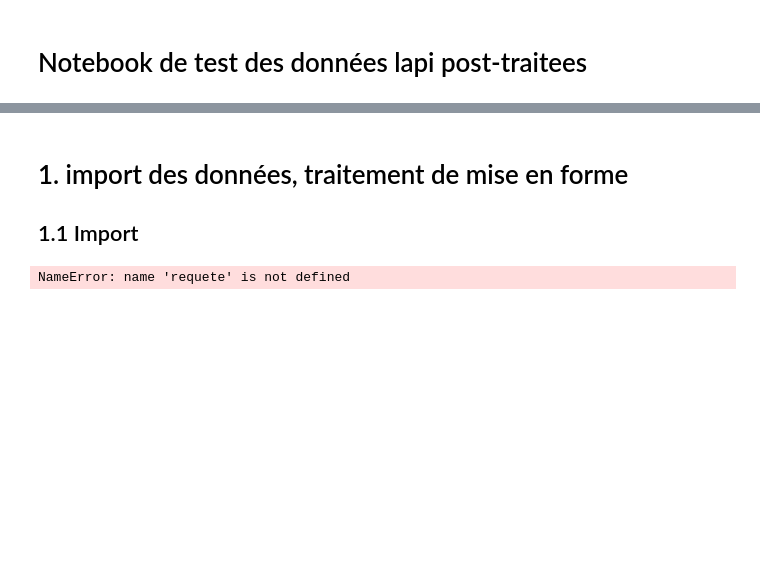
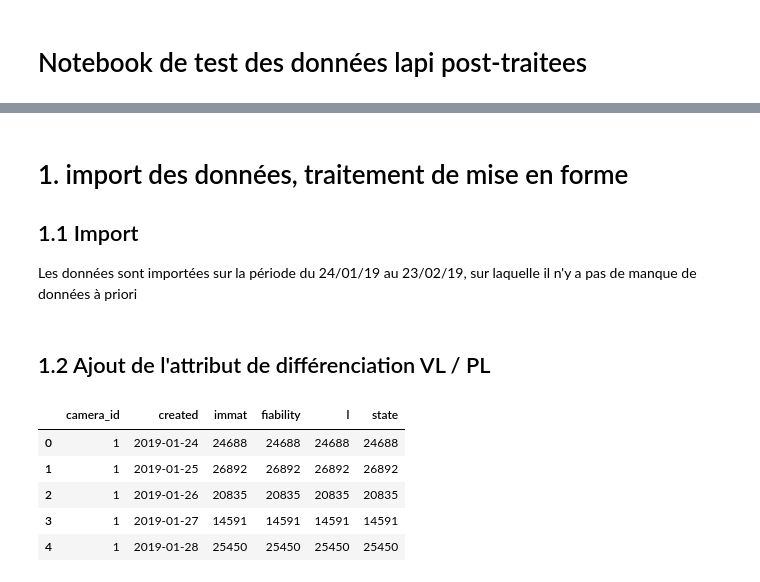
Before and after one commit to nantodevison/lapi, a Jupyter notebook: Carto_Lapi/Analyse/Donnees_postraitees.ipynb, the cells around one changed output, grey strips where cells are left out. Drawn from its saved outputs; the diff is of its cells as text; code cells hidden in the pictures; blank space fills up the shorter version.

```diff
--- a/Carto_Lapi/Analyse/Donnees_postraitees.ipynb
+++ b/Carto_Lapi/Analyse/Donnees_postraitees.ipynb
@@ -20,7 +17,8 @@ The autoreload extension is already loaded. To reload it, use:
 # %% [markdown]
 # 1. import des données, traitement de mise en forme
 ## 1.1 Import
+Les données sont importées sur la période du 24/01/19 au 23/02/19, sur laquelle il n'y a pas de manque de données à priori
 # %%
-df_passages, df_plaques=t.ouvrir_fichier_lapi_final('2019-01-24 00:00:00','2019-02-13 23:59:59')
+df_passages, df_plaques, df_immat=t.ouvrir_fichier_lapi_final('2019-01-24 00:00:00','2019-02-13 23:59:59')
-# %% [output]
-NameError: name 'requete' is not defined
+# %% [markdown]
+## 1.2 Ajout de l'attribut de différenciation VL / PL
@@ -26,0 +27,9 @@ NameError: name 'requete' is not defined
+# %%
+nb_passage_j_cam.head(5)
+# %% [output]
+|  | camera_id | created | immat | fiability | l | state |
+| 0 | 1 | 2019-01-24 | 24688 | 24688 | 24688 | 24688 |
+| 1 | 1 | 2019-01-25 | 26892 | 26892 | 26892 | 26892 |
+| 2 | 1 | 2019-01-26 | 20835 | 20835 | 20835 | 20835 |
+| 3 | 1 | 2019-01-27 | 14591 | 14591 | 14591 | 14591 |
+| 4 | 1 | 2019-01-28 | 25450 | 25450 | 25450 | 25450 |
```
Also changed, not shown: parts of 6 cells of this notebook, 2 other files.
